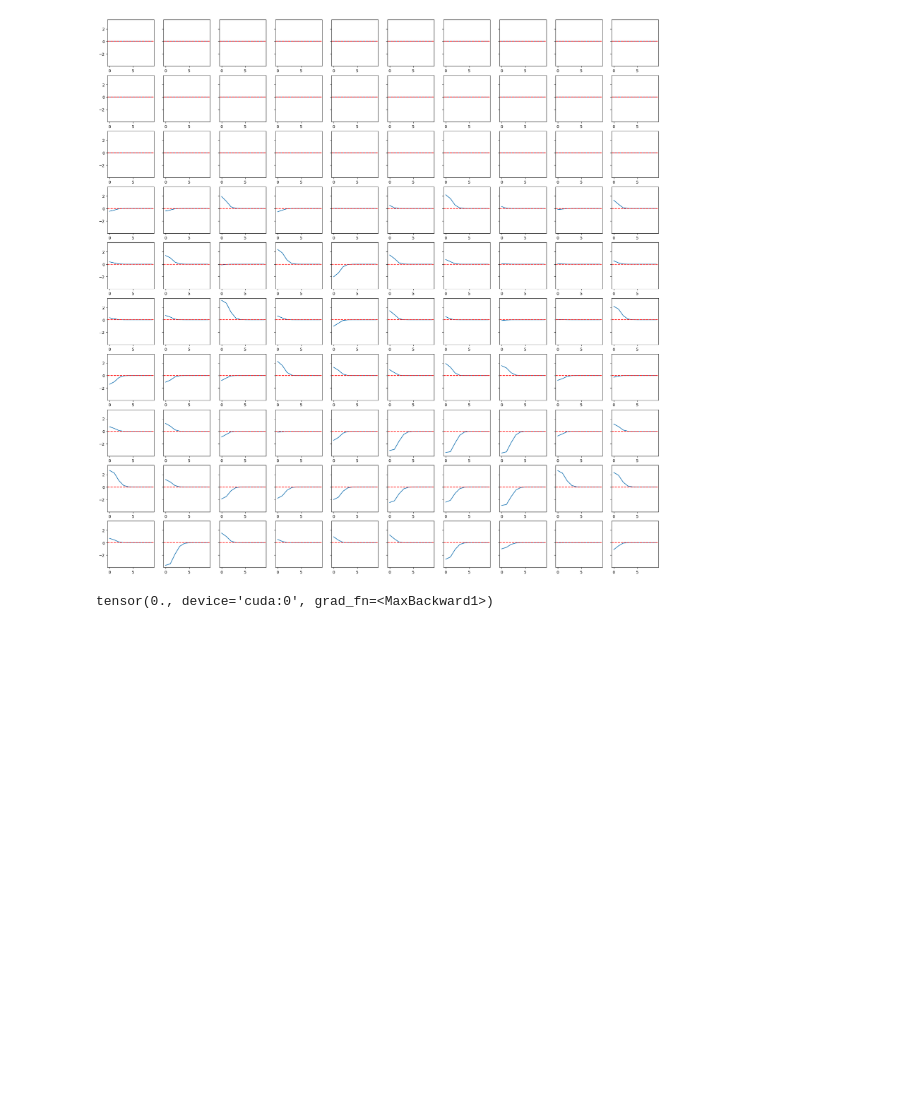
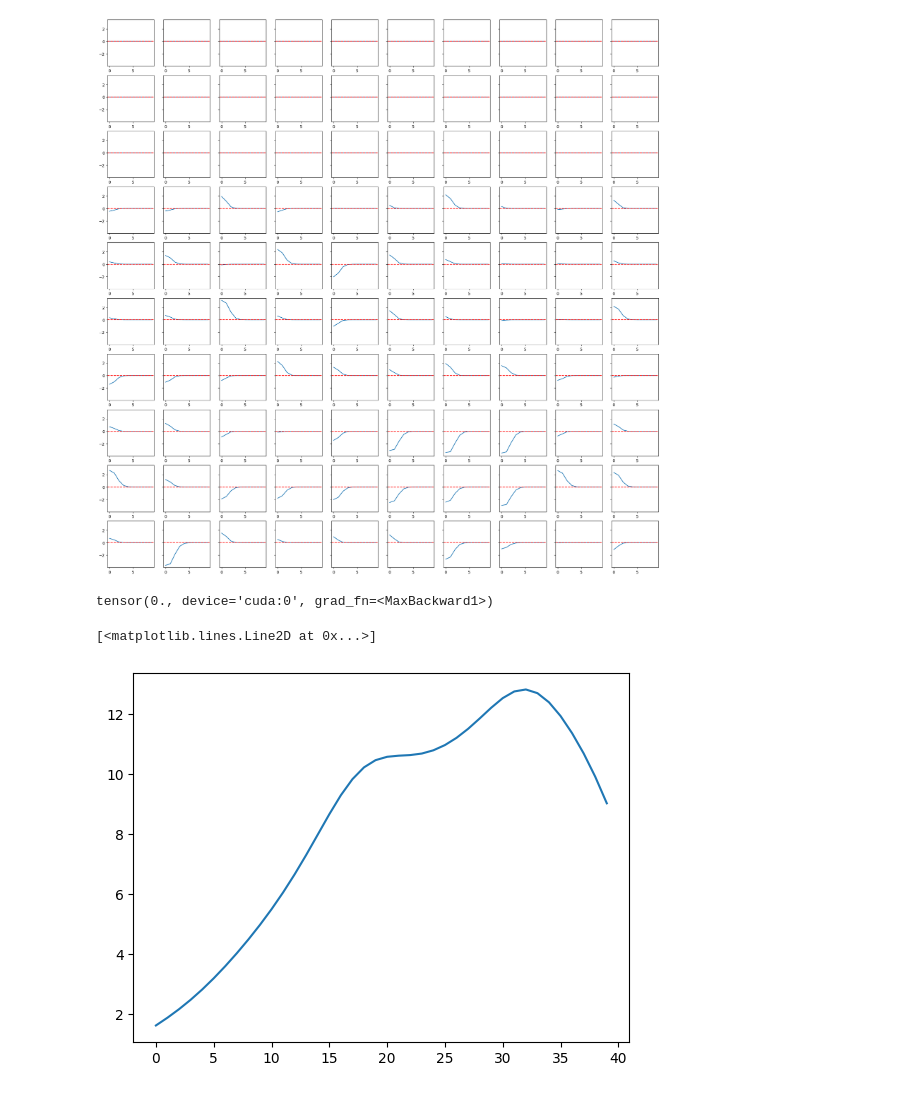
Before and after one commit to nasrelkad/SurgeSplam_deformation, a Jupyter notebook: test_deforms.ipynb, the cells around one changed output. Drawn from its saved outputs; the diff is of its cells as text; code cells hidden in the pictures; blank space fills up the shorter version.

```diff
--- a/test_deforms.ipynb
+++ b/test_deforms.ipynb
@@ -184,3 +184,22 @@ for i in range(10):
 (param_list[0]['means3D']-param_list[14]['means3D']).max()
 # %% [output]
 tensor(0., device='cuda:0', grad_fn=<MaxBackward1>)
+# %%
+import numpy as np
+sigma = np.random.randint(3,10,size = 50)
+theta = np.random.randint(1,40,size = 50)
+weights = np.random.rand(50)
+x = np.arange(40)
+
+for i in range(len(sigma)):
+    if i == 0:
+
+        y = weights[i]*np.exp(-1/(2*sigma[i]**2)*(x-theta[i])**2)
+    else:
+        y+= weights[i]*np.exp(-1/(2*sigma[i]**2)*(x-theta[i])**2)
+
+import matplotlib.pyplot as plt
+plt.plot(x,y)
+# %% [output]
+[<matplotlib.lines.Line2D at 0x...>]
+[figure, added]
```
Also changed, not shown: parts of 2 cells of this notebook, 2 other files.
